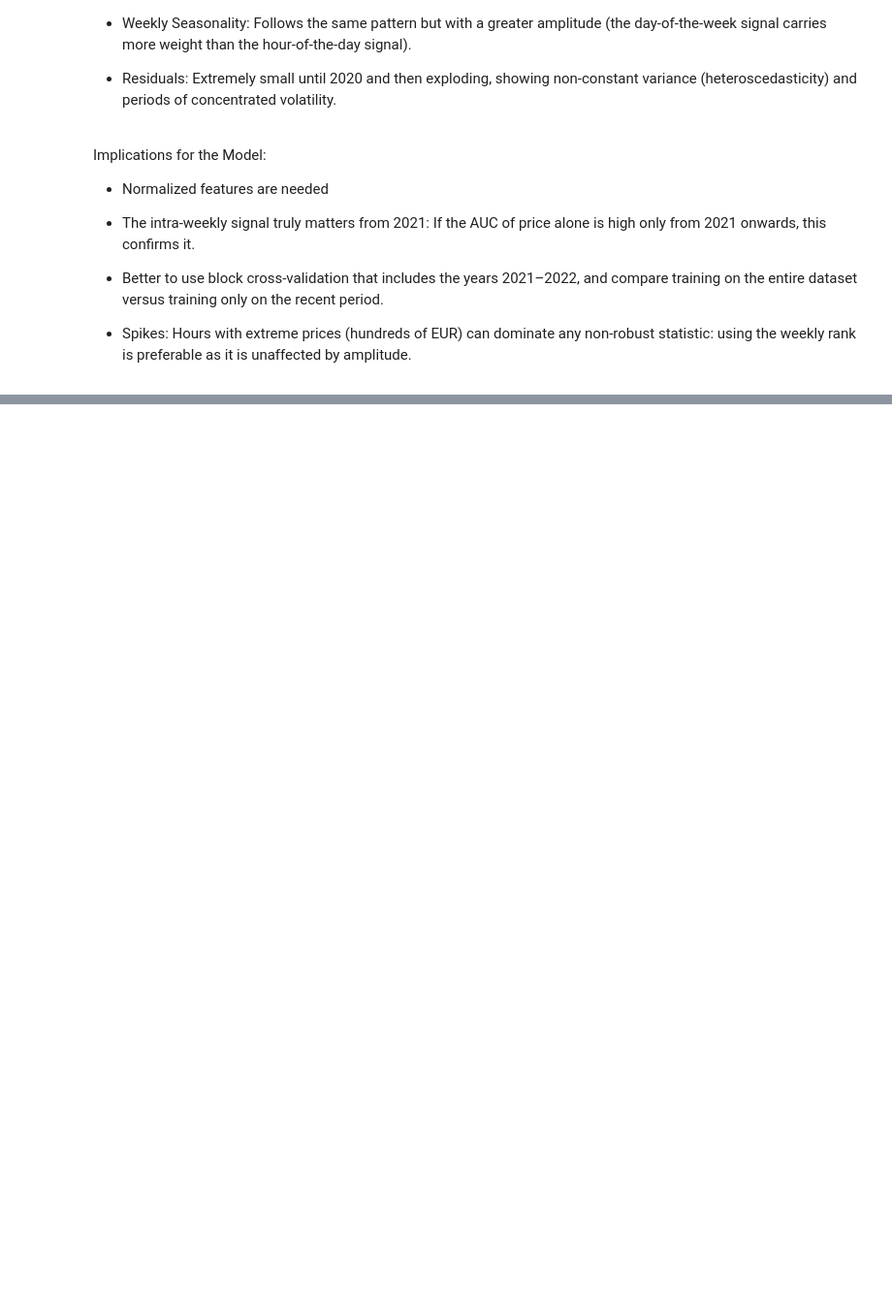
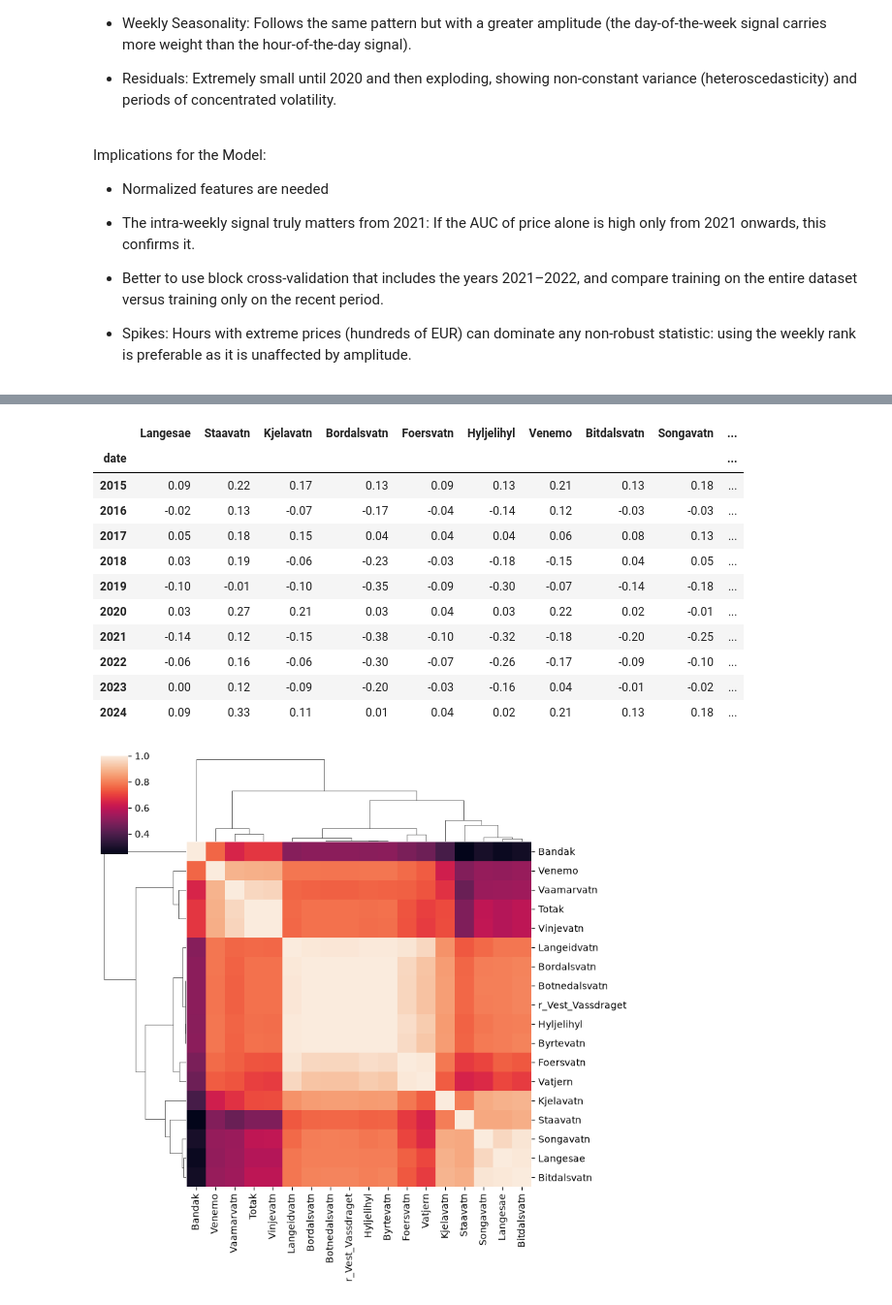
Before and after one commit to LukaAgostini/MMLP_project, a Jupyter notebook: notebook/EDA_Luca.ipynb, the cells around one changed output, grey strips where cells are left out. Shown at 97% size. Cells and saved outputs as stored; diff of their text form; code cells hidden in the pictures; blank space fills up the shorter version.

```diff
--- a/notebook/EDA_Luca.ipynb
+++ b/notebook/EDA_Luca.ipynb
@@ -200,0 +284,18 @@ Implications for the Model:
+# %%
+# testing some hypothesis
+
+# does the value change during the day? (if yes, then the data is not daily)
+print((inflow.groupby(inflow.index.date).nunique() > 1).sum())
+
+# How similar are the seres?
+daily = inflow.resample('D').mean() # aggregating the data to daily frequency (using the daily mean)
+sns.clustermap(np.log1p(daily).corr(), figsize=(8, 8))
+
+# Climatology and anomalies
+#   data before 2015 is used to compute the climatology, and data from 2015 to 2024 is used to compute the anomalies
+pre = daily[:'2014']
+clim = pre.groupby(pre.index.dayofyear).mean() # normal inflow
+use = daily['2015':'2024']
+anom_log = np.log1p(use) - np.log1p(clim.reindex(use.index.dayofyear).values)
+anom_log.groupby(anom_log.index.year).mean().round(2) # >1 wet, 1< dry
+# %% [output]
@@ -200,0 +321,13 @@ Implications for the Model:
+|  | Langesae | Staavatn | Kjelavatn | Bordalsvatn | Foersvatn | Hyljelihyl | Venemo | Bitdalsvatn | Songavatn | ... |
+| date |  |  |  |  |  |  |  |  |  | ... |
+| 2015 | 0.09 | 0.22 | 0.17 | 0.13 | 0.09 | 0.13 | 0.21 | 0.13 | 0.18 | ... |
+| 2016 | -0.02 | 0.13 | -0.07 | -0.17 | -0.04 | -0.14 | 0.12 | -0.03 | -0.03 | ... |
+| 2017 | 0.05 | 0.18 | 0.15 | 0.04 | 0.04 | 0.04 | 0.06 | 0.08 | 0.13 | ... |
+| 2018 | 0.03 | 0.19 | -0.06 | -0.23 | -0.03 | -0.18 | -0.15 | 0.04 | 0.05 | ... |
+| 2019 | -0.10 | -0.01 | -0.10 | -0.35 | -0.09 | -0.30 | -0.07 | -0.14 | -0.18 | ... |
+| 2020 | 0.03 | 0.27 | 0.21 | 0.03 | 0.04 | 0.03 | 0.22 | 0.02 | -0.01 | ... |
+| 2021 | -0.14 | 0.12 | -0.15 | -0.38 | -0.10 | -0.32 | -0.18 | -0.20 | -0.25 | ... |
+| 2022 | -0.06 | 0.16 | -0.06 | -0.30 | -0.07 | -0.26 | -0.17 | -0.09 | -0.10 | ... |
+| 2023 | 0.00 | 0.12 | -0.09 | -0.20 | -0.03 | -0.16 | 0.04 | -0.01 | -0.02 | ... |
+| 2024 | 0.09 | 0.33 | 0.11 | 0.01 | 0.04 | 0.02 | 0.21 | 0.13 | 0.18 | ... |
+[figure, added]
```
Also changed, not shown: parts of 15 cells of this notebook.
